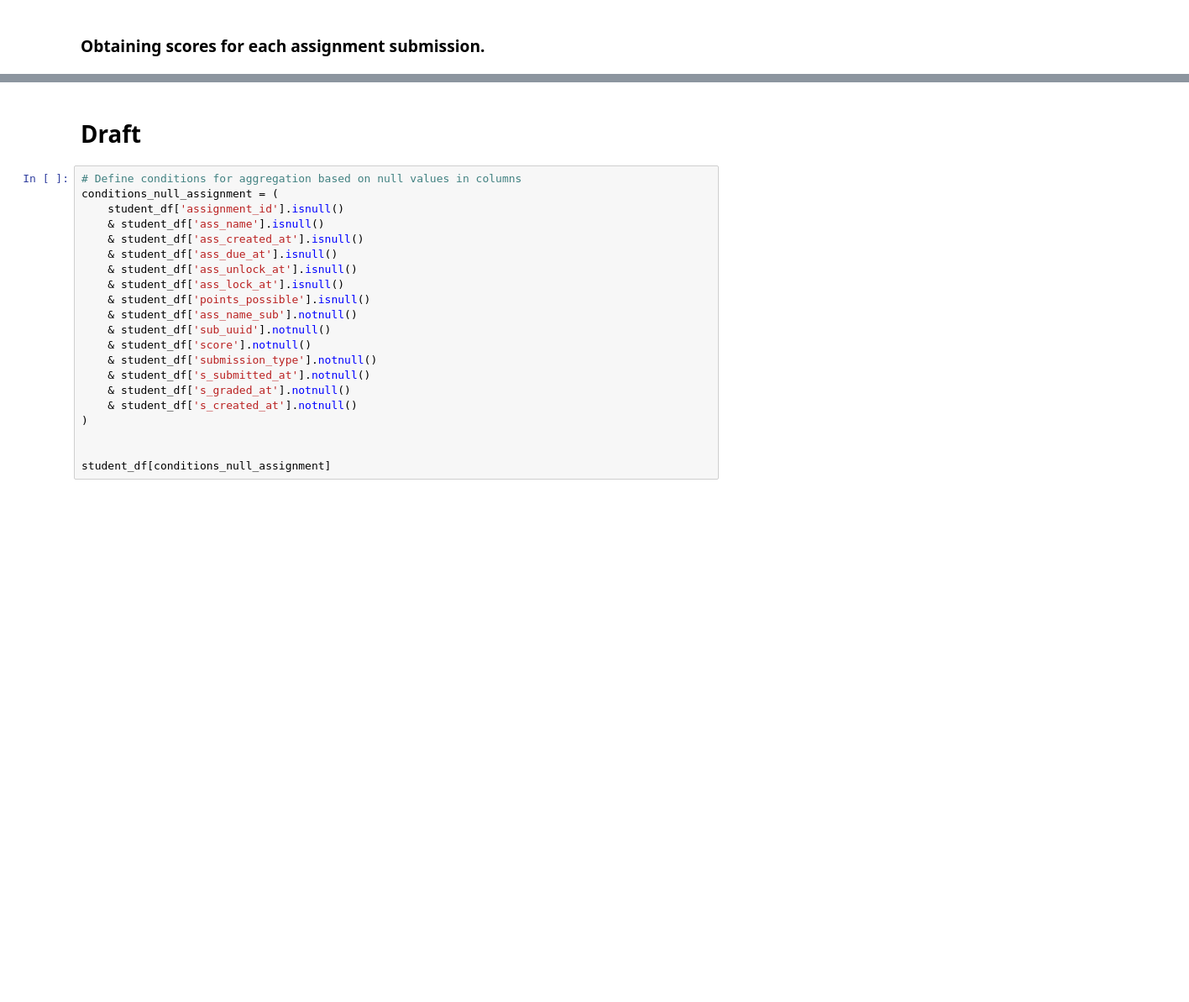
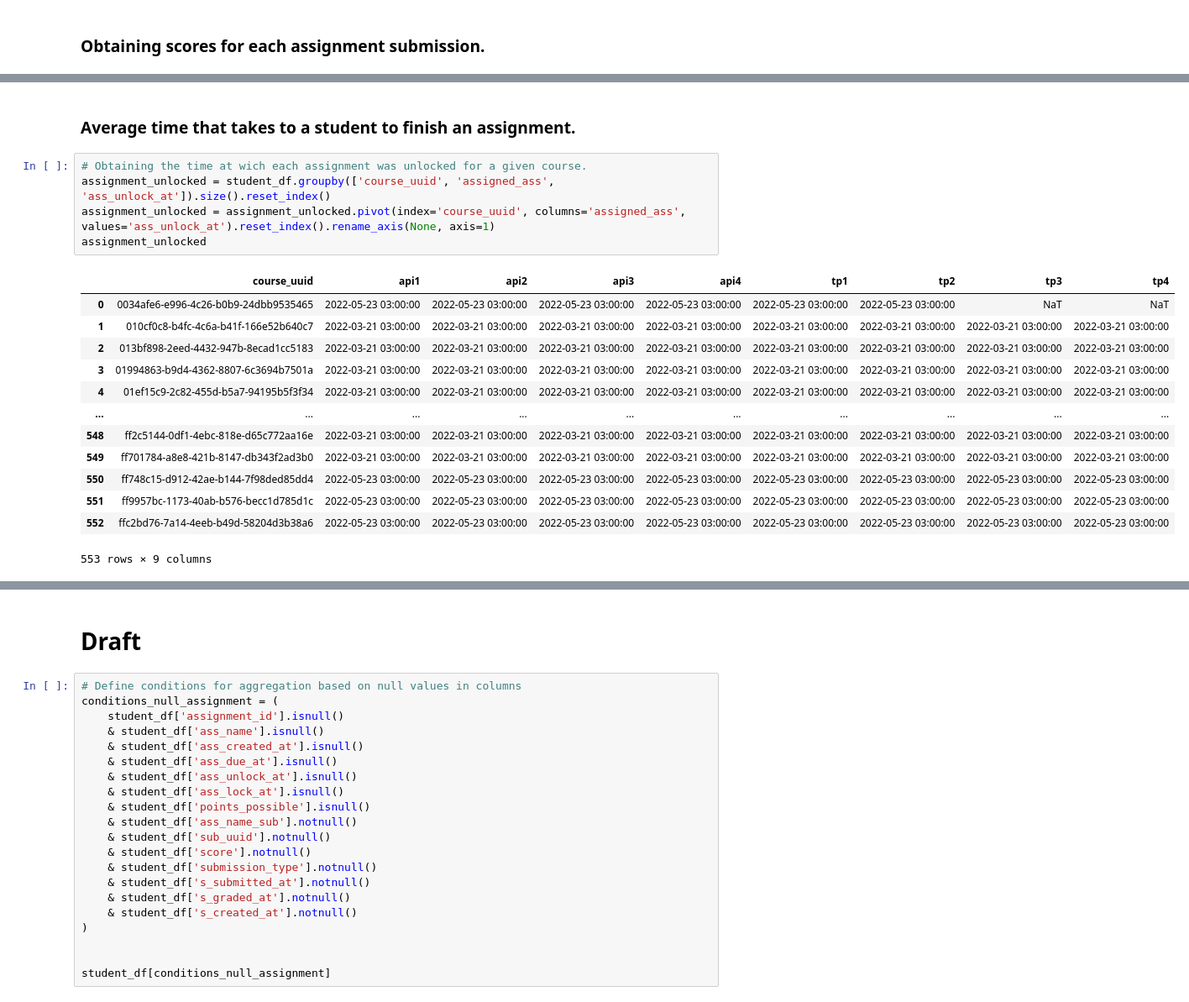
Before and after one commit to bautidea/course_approve_detection, a Jupyter notebook: notebok.ipynb, the cells around one changed output, grey strips where cells are left out. Shown at 84% size. Cells and saved outputs as stored; diff of their text form; blank space fills up the shorter version.

```diff
--- a/notebok.ipynb
+++ b/notebok.ipynb
@@ -686,0 +610,21 @@ submission_types_cols
+# %% [markdown]
+### Average time that takes to a student to finish an assignment.
+# %%
+# Obtaining the time at wich each assignment was unlocked for a given course.
+assignment_unlocked = student_df.groupby(['course_uuid', 'assigned_ass', 'ass_unlock_at']).size().reset_index()
+assignment_unlocked = assignment_unlocked.pivot(index='course_uuid', columns='assigned_ass', values='ass_unlock_at').reset_index().rename_axis(None, axis=1)
+assignment_unlocked
+# %% [output]
+|  | course_uuid | api1 | api2 | api3 | api4 | tp1 | tp2 | tp3 | tp4 |
+| 0 | 0034afe6-e996-4c26-b0b9-24dbb9535465 | 2022-05-23 03:00:00 | 2022-05-23 03:00:00 | 2022-05-23 03:00:00 | 2022-05-23 03:00:00 | 2022-05-23 03:00:00 | 2022-05-23 03:00:00 | NaT | NaT |
+| 1 | 010cf0c8-b4fc-4c6a-b41f-166e52b640c7 | 2022-03-21 03:00:00 | 2022-03-21 03:00:00 | 2022-03-21 03:00:00 | 2022-03-21 03:00:00 | 2022-03-21 03:00:00 | 2022-03-21 03:00:00 | 2022-03-21 03:00:00 | 2022-03-21 03:00:00 |
+| 2 | 013bf898-2eed-4432-947b-8ecad1cc5183 | 2022-03-21 03:00:00 | 2022-03-21 03:00:00 | 2022-03-21 03:00:00 | 2022-03-21 03:00:00 | 2022-03-21 03:00:00 | 2022-03-21 03:00:00 | 2022-03-21 03:00:00 | 2022-03-21 03:00:00 |
+| 3 | 01994863-b9d4-4362-8807-6c3694b7501a | 2022-03-21 03:00:00 | 2022-03-21 03:00:00 | 2022-03-21 03:00:00 | 2022-03-21 03:00:00 | 2022-03-21 03:00:00 | 2022-03-21 03:00:00 | 2022-03-21 03:00:00 | 2022-03-21 03:00:00 |
+| 4 | 01ef15c9-2c82-455d-b5a7-94195b5f3f34 | 2022-03-21 03:00:00 | 2022-03-21 03:00:00 | 2022-03-21 03:00:00 | 2022-03-21 03:00:00 | 2022-03-21 03:00:00 | 2022-03-21 03:00:00 | 2022-03-21 03:00:00 | 2022-03-21 03:00:00 |
+| ... | ... | ... | ... | ... | ... | ... | ... | ... | ... |
+| 548 | ff2c5144-0df1-4ebc-818e-d65c772aa16e | 2022-03-21 03:00:00 | 2022-03-21 03:00:00 | 2022-03-21 03:00:00 | 2022-03-21 03:00:00 | 2022-03-21 03:00:00 | 2022-03-21 03:00:00 | 2022-03-21 03:00:00 | 2022-03-21 03:00:00 |
+| 549 | ff701784-a8e8-421b-8147-db343f2ad3b0 | 2022-03-21 03:00:00 | 2022-03-21 03:00:00 | 2022-03-21 03:00:00 | 2022-03-21 03:00:00 | 2022-03-21 03:00:00 | 2022-03-21 03:00:00 | 2022-03-21 03:00:00 | 2022-03-21 03:00:00 |
+| 550 | ff748c15-d912-42ae-b144-7f98ded85dd4 | 2022-05-23 03:00:00 | 2022-05-23 03:00:00 | 2022-05-23 03:00:00 | 2022-05-23 03:00:00 | 2022-05-23 03:00:00 | 2022-05-23 03:00:00 | 2022-05-23 03:00:00 | 2022-05-23 03:00:00 |
+| 551 | ff9957bc-1173-40ab-b576-becc1d785d1c | 2022-05-23 03:00:00 | 2022-05-23 03:00:00 | 2022-05-23 03:00:00 | 2022-05-23 03:00:00 | 2022-05-23 03:00:00 | 2022-05-23 03:00:00 | 2022-05-23 03:00:00 | 2022-05-23 03:00:00 |
+| 552 | ffc2bd76-7a14-4eeb-b49d-58204d3b38a6 | 2022-05-23 03:00:00 | 2022-05-23 03:00:00 | 2022-05-23 03:00:00 | 2022-05-23 03:00:00 | 2022-05-23 03:00:00 | 2022-05-23 03:00:00 | 2022-05-23 03:00:00 | 2022-05-23 03:00:00 |
+553 rows × 9 columns
```
Also changed, not shown: parts of 21 cells of this notebook.
